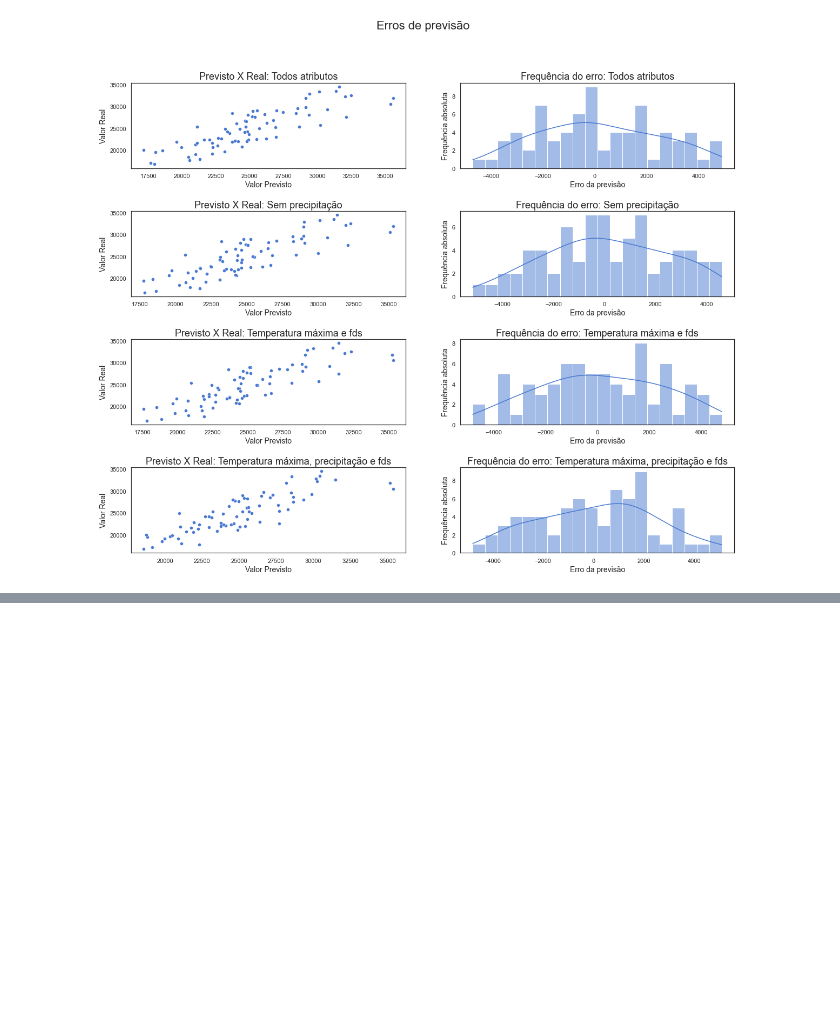
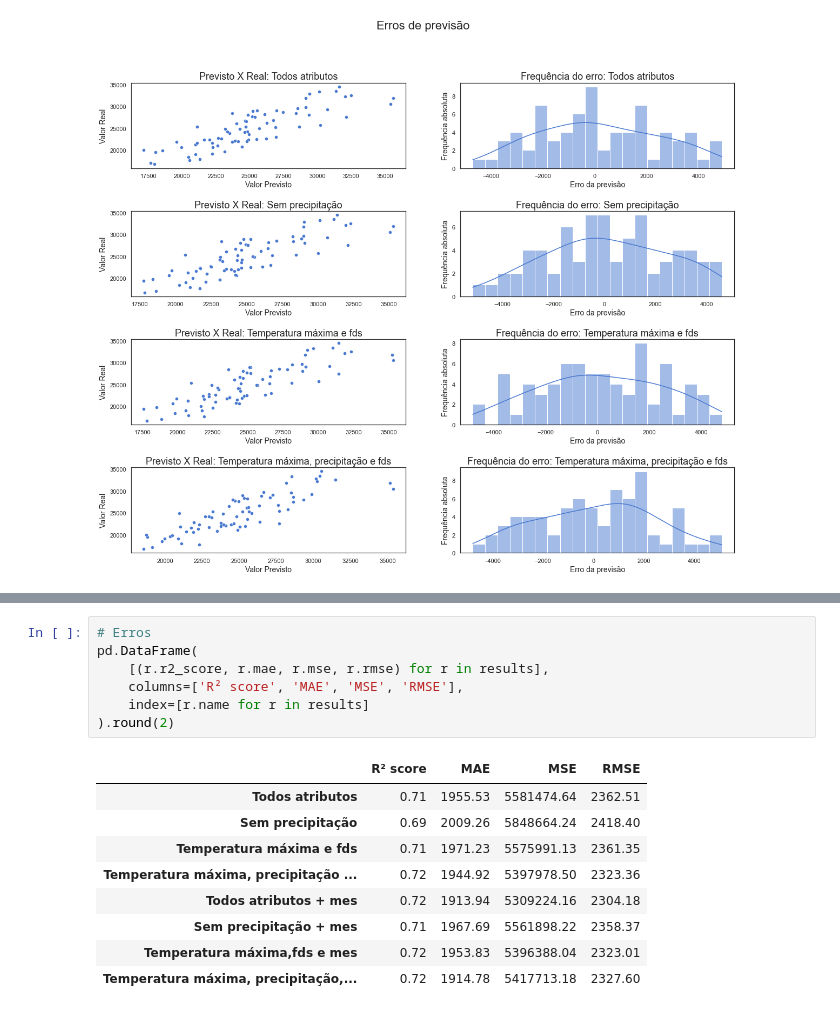
Before and after one commit to ciencia-dados-ifsp-grupo5/Beer-Consumption, a Jupyter notebook: Beer_Consumption.ipynb, the cells around one changed output, grey strips where cells are left out. Drawn from its saved outputs; the diff is of its cells as text; blank space fills up the shorter version.

```diff
--- a/Beer_Consumption.ipynb
+++ b/Beer_Consumption.ipynb
@@ -364,0 +414,17 @@ Text(0.5, 0.98, 'Erros de previsão')
+# %%
+# Erros
+pd.DataFrame(
+    [(r.r2_score, r.mae, r.mse, r.rmse) for r in results],
+    columns=['R² score', 'MAE', 'MSE', 'RMSE'],
+    index=[r.name for r in results]
+).round(2)
+# %% [output]
+|  | R² score | MAE | MSE | RMSE |
+| Todos atributos | 0.71 | 1955.53 | 5581474.64 | 2362.51 |
+| Sem precipitação | 0.69 | 2009.26 | 5848664.24 | 2418.40 |
+| Temperatura máxima e fds | 0.71 | 1971.23 | 5575991.13 | 2361.35 |
+| Temperatura máxima, precipitação ... | 0.72 | 1944.92 | 5397978.50 | 2323.36 |
+| Todos atributos + mes | 0.72 | 1913.94 | 5309224.16 | 2304.18 |
+| Sem precipitação + mes | 0.71 | 1967.69 | 5561898.22 | 2358.37 |
+| Temperatura máxima,fds e mes | 0.72 | 1953.83 | 5396388.04 | 2323.01 |
+| Temperatura máxima, precipitação,... | 0.72 | 1914.78 | 5417713.18 | 2327.60 |
```
Also changed, not shown: parts of 6 cells of this notebook.
